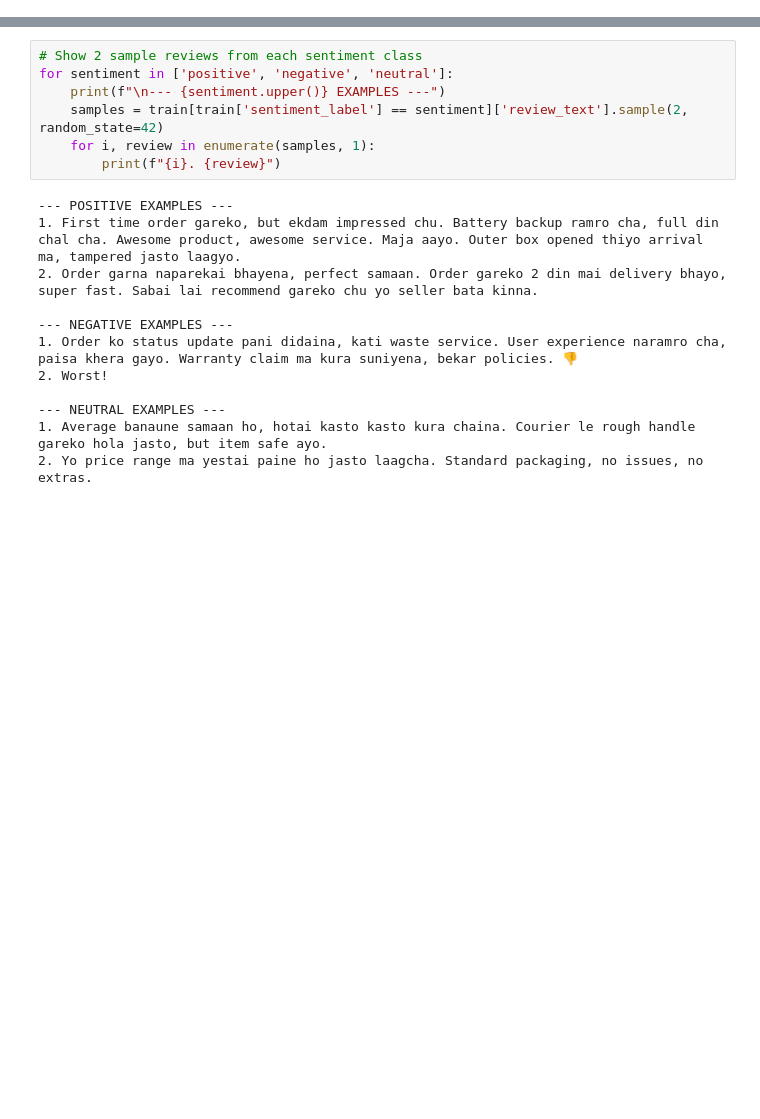
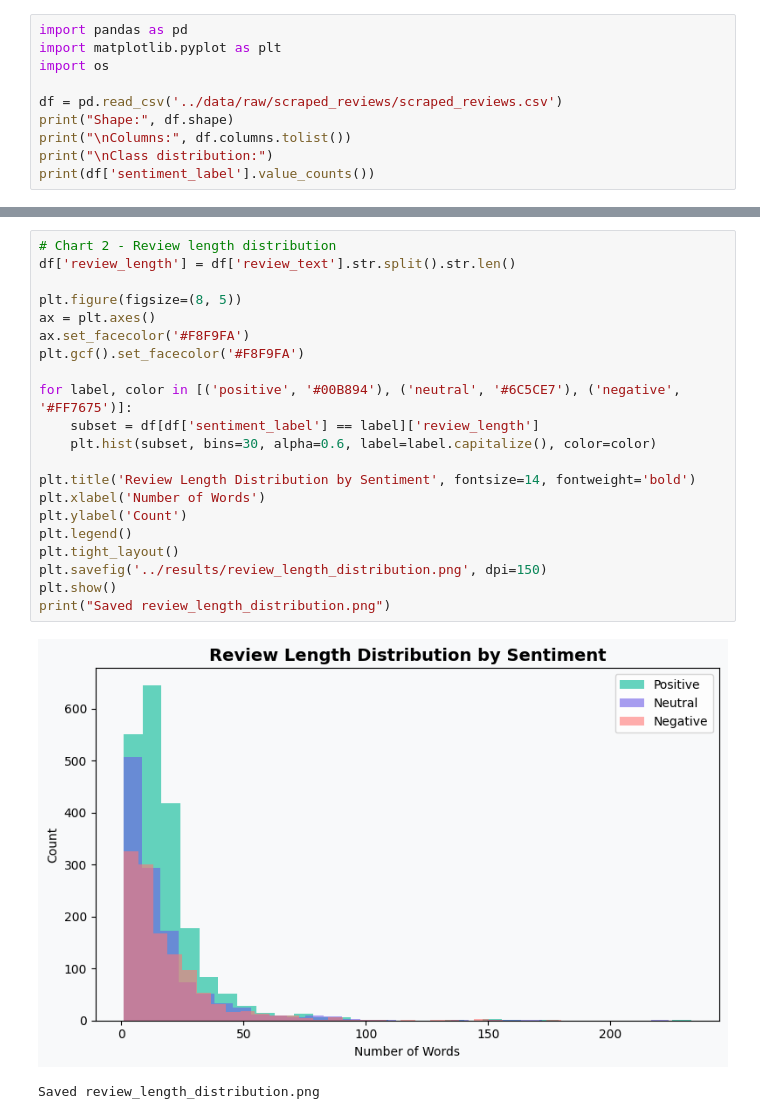
Before and after one commit to SajeenaMahotra/nepali-sentiment-analysis, a Jupyter notebook: notebooks/01_EDA.ipynb, the cells around one changed output, grey strips where cells are left out. Drawn from its saved outputs; the diff is of its cells as text; blank space fills up the shorter version.

```diff
--- a/notebooks/01_EDA.ipynb
+++ b/notebooks/01_EDA.ipynb
@@ -61,0 +9,10 @@ dtype: int64
+# %%
+import pandas as pd
+import matplotlib.pyplot as plt
+import os
+
+df = pd.read_csv('../data/raw/scraped_reviews/scraped_reviews.csv')
+print("Shape:", df.shape)
+print("\nColumns:", df.columns.tolist())
+print("\nClass distribution:")
+print(df['sentiment_label'].value_counts())
@@ -147,19 +51,24 @@ Chart saved!
-# %%
-# Show 2 sample reviews from each sentiment class
-for sentiment in ['positive', 'negative', 'neutral']:
-    print(f"\n--- {sentiment.upper()} EXAMPLES ---")
-    samples = train[train['sentiment_label'] == sentiment]['review_text'].sample(2, random_state=42)
-    for i, review in enumerate(samples, 1):
-        print(f"{i}. {review}")
-# %% [output]
---- POSITIVE EXAMPLES ---
-1. First time order gareko, but ekdam impressed chu. Battery backup ramro cha, full din chal cha. Awesome product, awesome service. Maja aayo. Outer box opened thiyo arrival ma, tampered jasto laagyo.
-2. Order garna naparekai bhayena, perfect samaan. Order gareko 2 din mai delivery bhayo, super fast. Sabai lai recommend gareko chu yo seller bata kinna.
-
---- NEGATIVE EXAMPLES ---
-1. Order ko status update pani didaina, kati waste service. User experience naramro cha, paisa khera gayo. Warranty claim ma kura suniyena, bekar policies. 👎
-2. Worst!
-
---- NEUTRAL EXAMPLES ---
-1. Average banaune samaan ho, hotai kasto kasto kura chaina. Courier le rough handle gareko hola jasto, but item safe ayo.
-2. Yo price range ma yestai paine ho jasto laagcha. Standard packaging, no issues, no extras.
+# %%
+# Chart 2 - Review length distribution
+df['review_length'] = df['review_text'].str.split().str.len()
+
+plt.figure(figsize=(8, 5))
+ax = plt.axes()
+ax.set_facecolor('#F8F9FA')
+plt.gcf().set_facecolor('#F8F9FA')
+
+for label, color in [('positive', '#00B894'), ('neutral', '#6C5CE7'), ('negative', '#FF7675')]:
+    subset = df[df['sentiment_label'] == label]['review_length']
+    plt.hist(subset, bins=30, alpha=0.6, label=label.capitalize(), color=color)
+
+plt.title('Review Length Distribution by Sentiment', fontsize=14, fontweight='bold')
+plt.xlabel('Number of Words')
+plt.ylabel('Count')
+plt.legend()
+plt.tight_layout()
+plt.savefig('../results/review_length_distribution.png', dpi=150)
+plt.show()
+print("Saved review_length_distribution.png")
+# %% [output]
+[figure, added]
+Saved review_length_distribution.png
```
Also changed, not shown: parts of 8 cells of this notebook, 6 other files.
